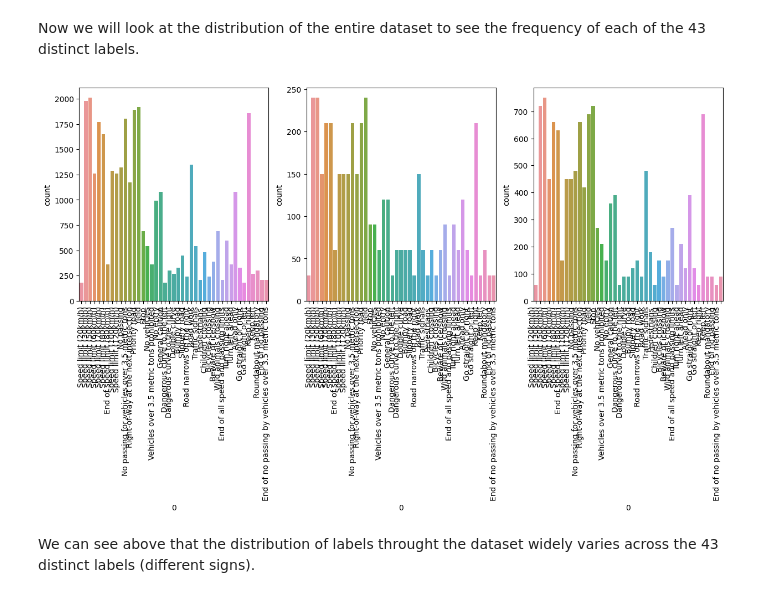
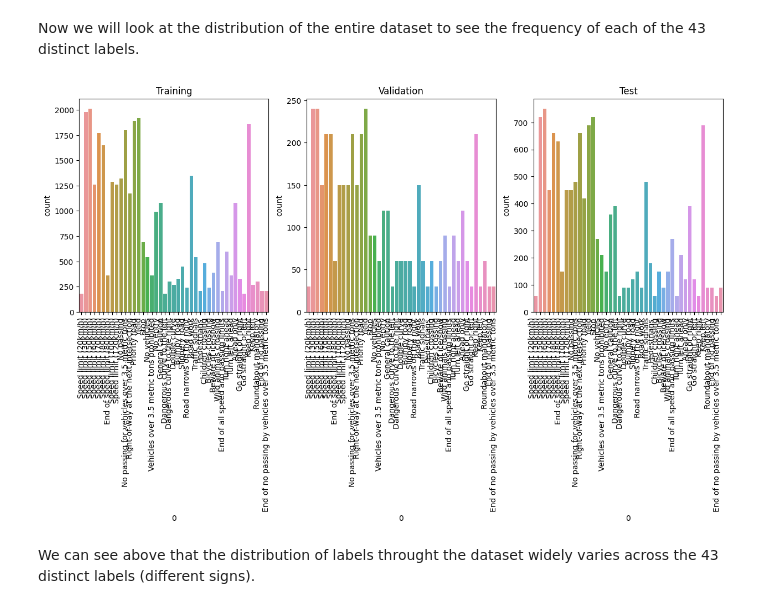
Before and after one commit to guevelel/COMP4449_Image_Classification, a Jupyter notebook: Traffic_Signs_COMP4449.ipynb, the cells around one changed output. Drawn from its saved outputs; the diff is of its cells as text; code cells hidden in the pictures.

```diff
--- a/Traffic_Signs_COMP4449.ipynb
+++ b/Traffic_Signs_COMP4449.ipynb
@@ -146,29 +146,32 @@ Now we will look at the distribution of the entire dataset to see the frequency
 # %%
 #Plot the distributions of the training, validation, and test data:
 
 #Convert data to DF:
 data_train = pd.DataFrame(train['labels'])
 data_val = pd.DataFrame(val['labels'])
 data_test = pd.DataFrame(test['labels'])
 
 #Generate countplots:
 fig, ax =plt.subplots(1,3, figsize=(15,5))
 sns.countplot(data_train, x=data_train[0], ax=ax[0])
+ax[0].set_title('Training')
 ax[0].set_xticklabels(list(signnames.values()))
 for tick in ax[0].get_xticklabels():
     tick.set_rotation(90)
 
 sns.countplot(data_val, x=data_val[0], ax=ax[1])
+ax[1].set_title('Validation')
 ax[1].set_xticklabels(list(signnames.values()))
 for tick in ax[1].get_xticklabels():
     tick.set_rotation(90)
 
 sns.countplot(data_test, x=data_test[0], ax=ax[2])
+ax[2].set_title('Test')
 ax[2].set_xticklabels(list(signnames.values()))
 plt.xticks(rotation=90, ha='right')
 
 plt.show()
 # %% [output]
-[figure, old version]
+[figure, new version]
 # %% [markdown]
 We can see above that the distribution of labels throught the dataset widely varies across the 43 distinct labels (different signs).
```
Also changed, not shown: parts of 22 cells of this notebook.
